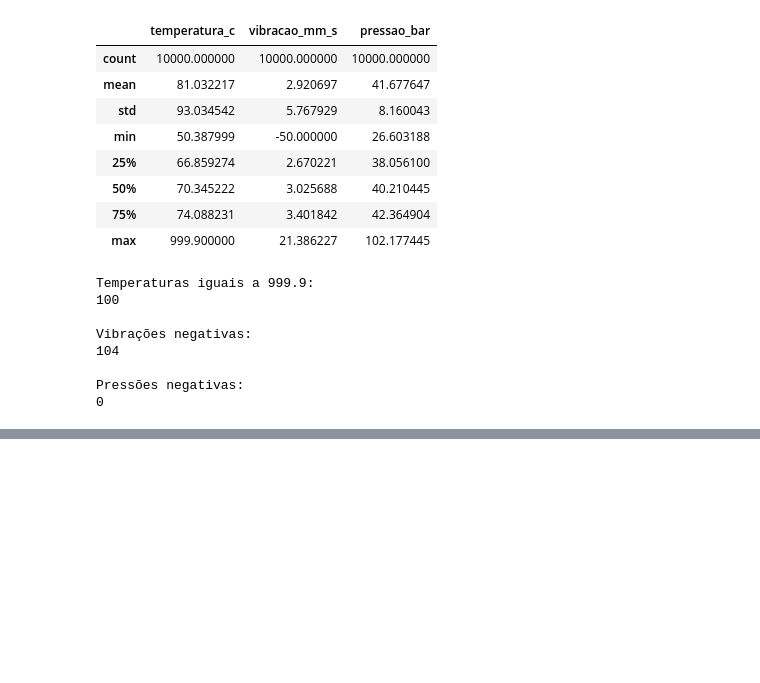
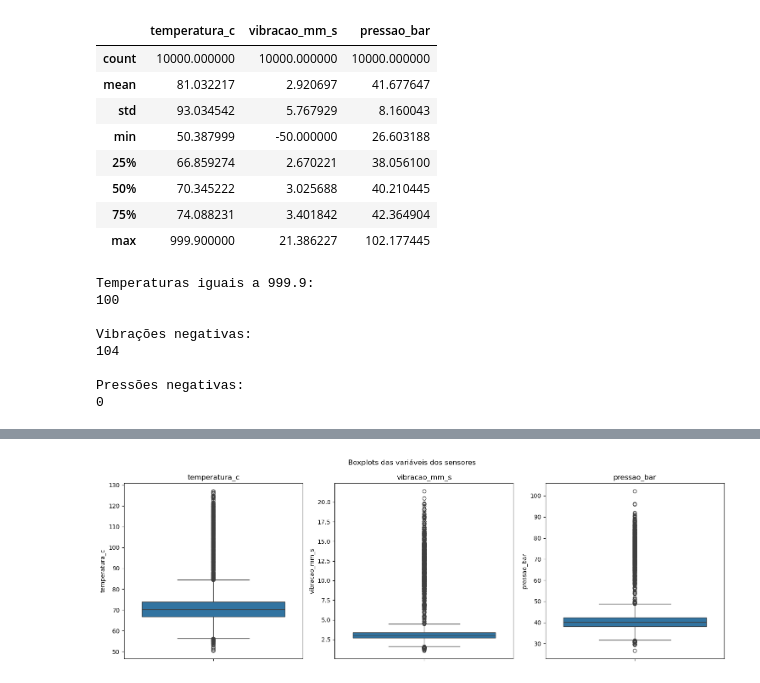
Before and after one commit to Silvanogbr/Projeto_integrador_fabrica_inteligente, a Jupyter notebook: tratamento.ipynb, the cells around one changed output, grey strips where cells are left out. Saved outputs shown, nothing was run; the diff lists cells and outputs as text; code cells hidden in the pictures; blank space fills up the shorter version.

```diff
--- a/tratamento.ipynb
+++ b/tratamento.ipynb
@@ -224,0 +241,14 @@ print("\nDimensões finais:", df.shape)
+# %%
+
+# Criar boxplots das variáveis dos sensores
+fig, axes = plt.subplots(1, 3, figsize=(15, 5))
+
+for ax, coluna in zip(axes, sensores):
+    sns.boxplot(y=df[coluna], ax=ax)
+    ax.set_title(coluna)
+
+plt.suptitle("Boxplots das variáveis dos sensores")
+plt.tight_layout()
+plt.show()
+# %% [output]
+[figure, added]
```
Also changed, not shown: parts of 4 cells of this notebook, 18 other files.
